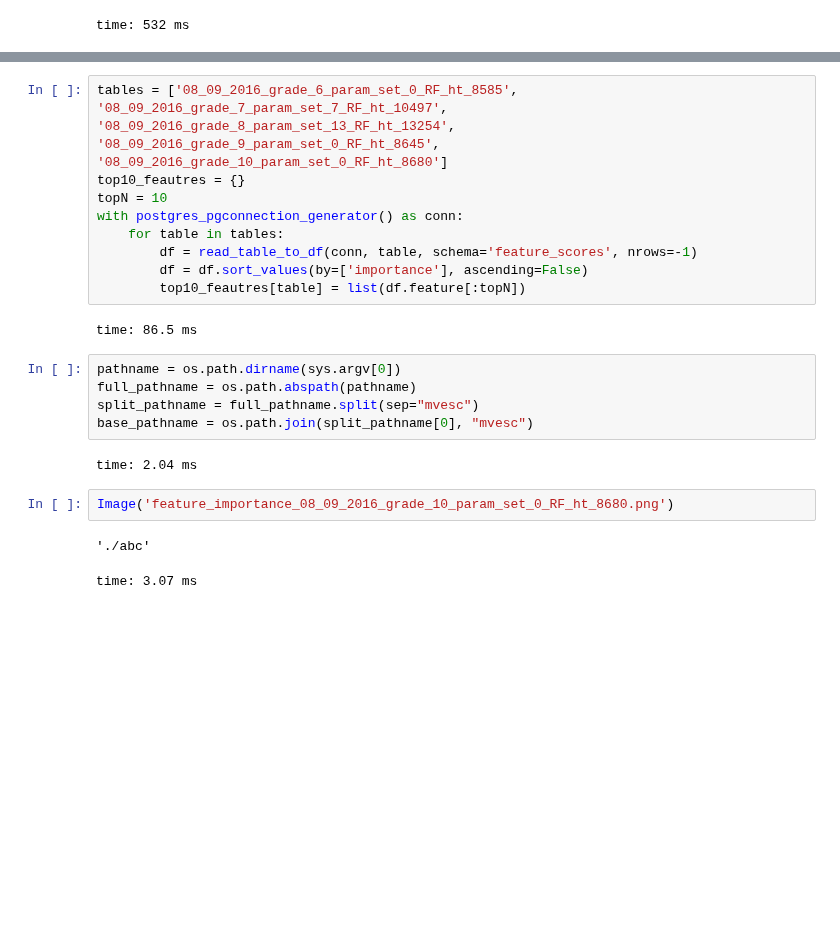
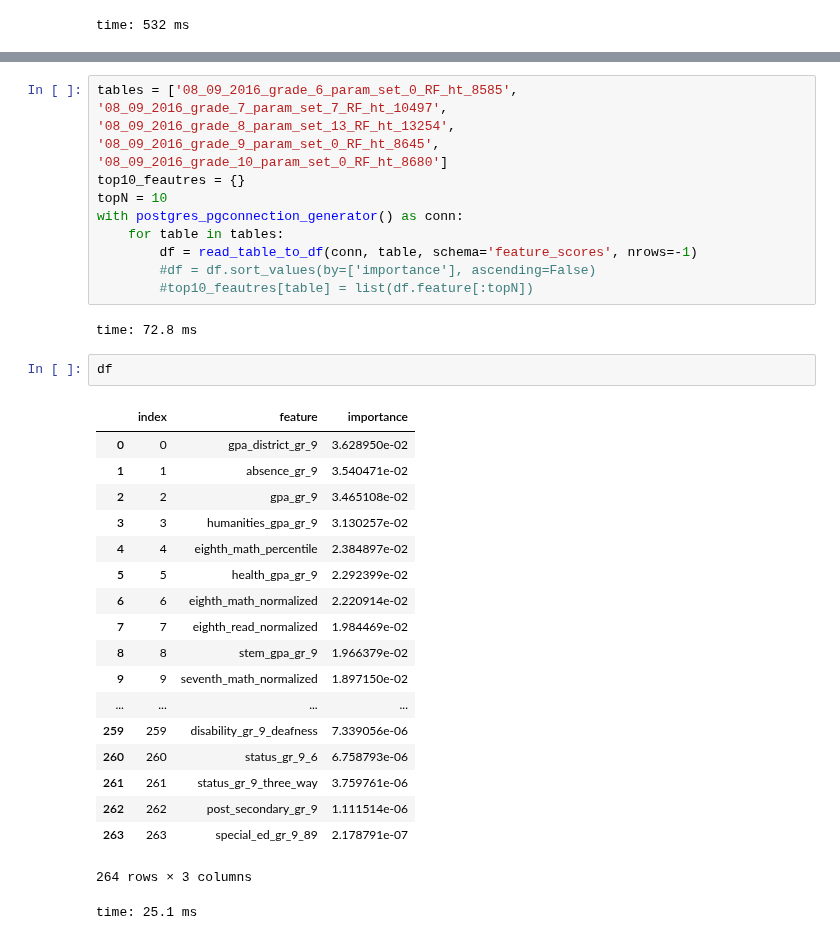
Before and after one commit to jgutman/mvesc, a Jupyter notebook: Reports/Plots_functions_dev.ipynb, the cells around one changed output, grey strips where cells are left out. Saved outputs shown, nothing was run; the diff lists cells and outputs as text; blank space fills up the shorter version.

```diff
--- a/Reports/Plots_functions_dev.ipynb
+++ b/Reports/Plots_functions_dev.ipynb
@@ -92,19 +110,29 @@ topN = 10
 with postgres_pgconnection_generator() as conn:
     for table in tables:
         df = read_table_to_df(conn, table, schema='feature_scores', nrows=-1)
-        df = df.sort_values(by=['importance'], ascending=False)
-        top10_feautres[table] = list(df.feature[:topN])
+        #df = df.sort_values(by=['importance'], ascending=False)
+        #top10_feautres[table] = list(df.feature[:topN])
 # %% [output]
-time: 86.5 ms
+time: 72.8 ms
-# %%
-pathname = os.path.dirname(sys.argv[0])
-full_pathname = os.path.abspath(pathname)
-split_pathname = full_pathname.split(sep="mvesc")
-base_pathname = os.path.join(split_pathname[0], "mvesc")
-# %% [output]
-time: 2.04 ms
-# %%
-Image('feature_importance_08_09_2016_grade_10_param_set_0_RF_ht_8680.png')
-# %% [output]
-'./abc'
-time: 3.07 ms
+# %%
+df
+# %% [output]
+|  | index | feature | importance |
+| 0 | 0 | gpa_district_gr_9 | 3.628950e-02 |
+| 1 | 1 | absence_gr_9 | 3.540471e-02 |
+| 2 | 2 | gpa_gr_9 | 3.465108e-02 |
+| 3 | 3 | humanities_gpa_gr_9 | 3.130257e-02 |
+| 4 | 4 | eighth_math_percentile | 2.384897e-02 |
+| 5 | 5 | health_gpa_gr_9 | 2.292399e-02 |
+| 6 | 6 | eighth_math_normalized | 2.220914e-02 |
+| 7 | 7 | eighth_read_normalized | 1.984469e-02 |
+| 8 | 8 | stem_gpa_gr_9 | 1.966379e-02 |
+| 9 | 9 | seventh_math_normalized | 1.897150e-02 |
+| ... | ... | ... | ... |
+| 259 | 259 | disability_gr_9_deafness | 7.339056e-06 |
+| 260 | 260 | status_gr_9_6 | 6.758793e-06 |
+| 261 | 261 | status_gr_9_three_way | 3.759761e-06 |
+| 262 | 262 | post_secondary_gr_9 | 1.111514e-06 |
+| 263 | 263 | special_ed_gr_9_89 | 2.178791e-07 |
+264 rows × 3 columns
+time: 25.1 ms
```
Also changed, not shown: parts of 3 cells of this notebook, 5 other files.
